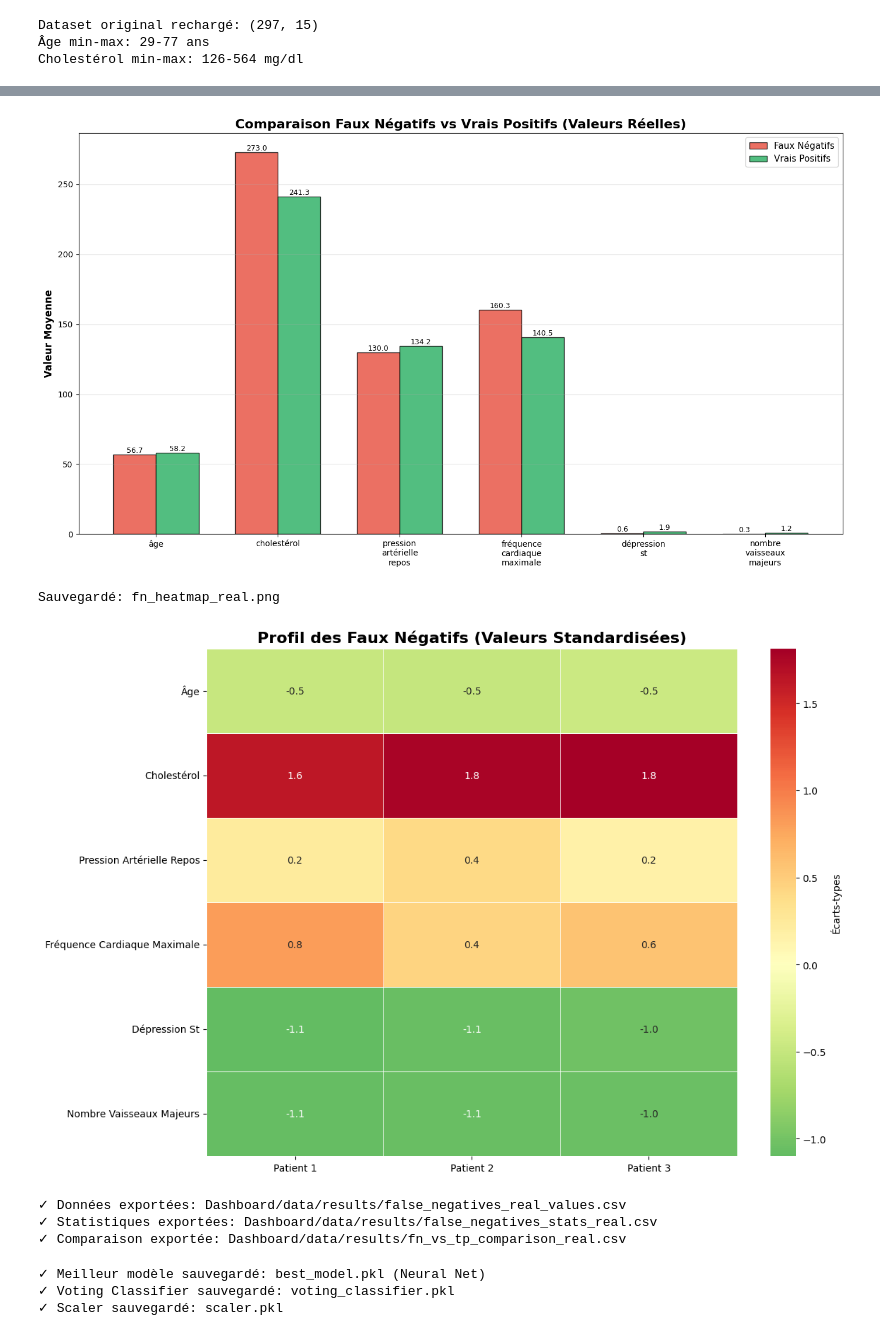
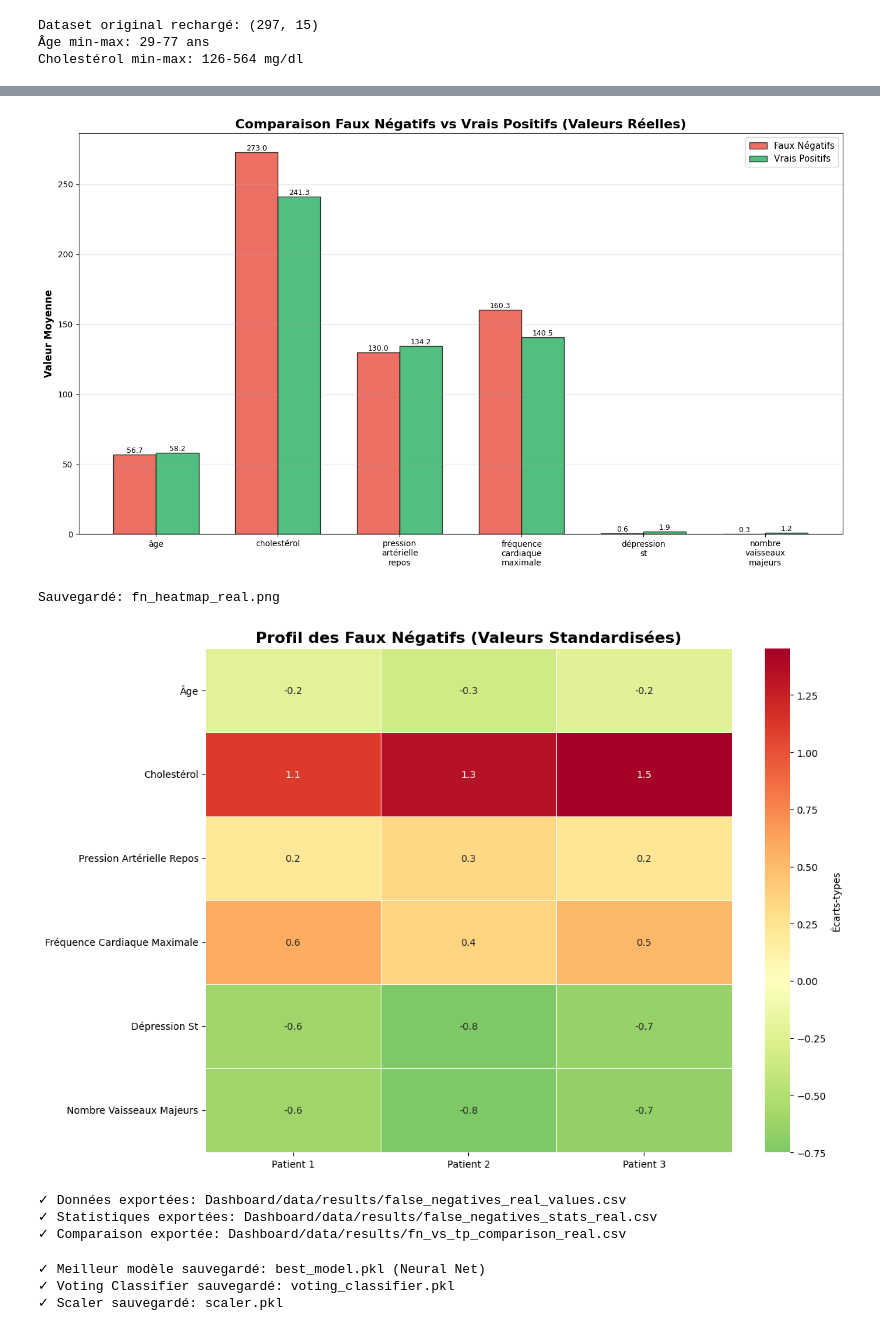
Before and after one commit to ManoDek02/Projet_ML_2026, a Jupyter notebook: Projet_ML_classification.ipynb, the cells around one changed output, grey strips where cells are left out. Drawn from its saved outputs; the diff is of its cells as text; code cells hidden in the pictures.

```diff
--- a/Projet_ML_classification.ipynb
+++ b/Projet_ML_classification.ipynb
@@ -3203,8 +3203,8 @@ plt.show()
 fig, ax = plt.subplots(figsize=(12, 8))
 
 # Normaliser pour la heatmap
-from sklearn.preprocessing import StandardScaler
-scaler_viz = StandardScaler()
+from sklearn.preprocessing import RobustScaler
+scaler_viz = RobustScaler()
 
 matrix_data = fn_data_real[vars_numeriques].T
 matrix_normalized = scaler_viz.fit_transform(matrix_data)
@@ -3234,34 +3234,34 @@ fn_display[colonnes_affichage].to_csv(
 )
 print("✓ Données exportées: Dashboard/data/results/false_negatives_real_values.csv")
 
 # Export statistiques
 stats_fn.to_csv('./Dashboard/data/results/false_negatives_stats_real.csv', encoding='utf-8-sig')
 print("✓ Statistiques exportées: Dashboard/data/results/false_negatives_stats_real.csv")
 
 # Export comparaison
 comparison.to_csv('./Dashboard/data/results/fn_vs_tp_comparison_real.csv', index=False, encoding='utf-8-sig')
 print("✓ Comparaison exportée: Dashboard/data/results/fn_vs_tp_comparison_real.csv")
 # %% [output]
 3 patients malades NON détectés
 Indices originaux: [214, 184, 22]
 
 ================================================================================
 CARACTÉRISTIQUES DES PATIENTS (VALEURS RÉELLES):
 ================================================================================
      âge   sexe type_douleur_thoracique  pression_artérielle_repos  cholestérol        glycémie_à_jeun  fréquence_cardiaque_maximale angine_induite_par_exercice  dépression_st  \
 214   52  Homme          Asymptomatique                        112          230  Inférieure à 120mg/ml                           160                         Non            0.0
 184   60  Femme          Asymptomatique                        158          305  Inférieure à 120mg/ml                           161                         Non            0.0
 22    58  Homme         Angine atypique                        120          284  Inférieure à 120mg/ml                           160                         Non            1.8
 
      nombre_vaisseaux_majeurs thalassémie Vraie_Classe     Prédiction  Probabilité_Malade
 ... (132 lines left out)
 ================================================================================
 GÉNÉRATION DES VISUALISATIONS...
 ================================================================================
 Sauvegardé: fn_vs_tp_comparison_real.png
 [figure]
 Sauvegardé: fn_heatmap_real.png
-[figure, old version]
+[figure, new version]
 ✓ Données exportées: Dashboard/data/results/false_negatives_real_values.csv
 ✓ Statistiques exportées: Dashboard/data/results/false_negatives_stats_real.csv
 ✓ Comparaison exportée: Dashboard/data/results/fn_vs_tp_comparison_real.csv
```
Also changed, not shown: 1 other file.
